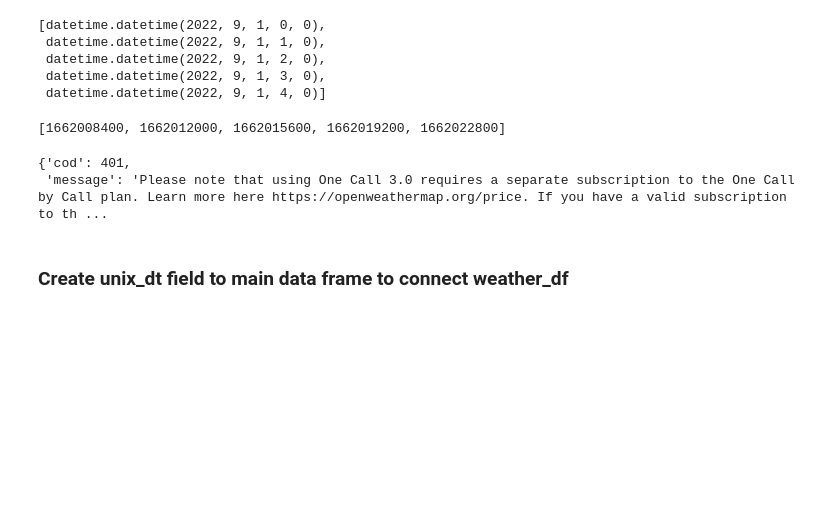
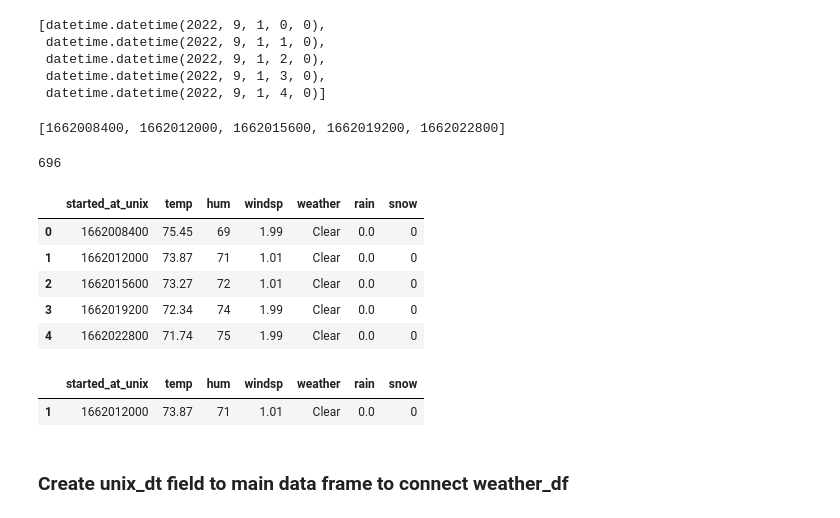
Before and after one commit to DrakeData/MSDS436-FINAL, a Jupyter notebook: 01-DataGathering.ipynb, the cells around one changed output. Saved outputs shown, nothing was run; the diff lists cells and outputs as text; code cells hidden in the pictures; blank space fills up the shorter version.

Commit message:
pulled weather data and joined it with the main data frame

```diff
--- a/01-DataGathering.ipynb
+++ b/01-DataGathering.ipynb
@@ -230,15 +236,27 @@ resp = response.json()
-# %%
-resp
-# %% [output]
-{'cod': 401,
- 'message': 'Please note that using One Call 3.0 requires a separate subscription to the One Call by Call plan. Learn more here https://openweathermap.org/price. If you have a valid subscription to th ...
+# %%
+len(temp_ls)
+# %% [output]
+696
 # %%
 weather_df = pd.DataFrame(list(zip(unix_dt_ls, temp_ls, hum_ls, windsp_ls,
                                 weather_ls, rain_ls, snow_ls)),
-               columns =['unix_dt', 'temp', 'hum', 'windsp',
+               columns =['started_at_unix', 'temp', 'hum', 'windsp',
                          'weather', 'rain', 'snow'])
 
 weather_df.head()
+# %% [output]
+|  | started_at_unix | temp | hum | windsp | weather | rain | snow |
+| 0 | 1662008400 | 75.45 | 69 | 1.99 | Clear | 0.0 | 0 |
+| 1 | 1662012000 | 73.87 | 71 | 1.01 | Clear | 0.0 | 0 |
+| 2 | 1662015600 | 73.27 | 72 | 1.01 | Clear | 0.0 | 0 |
+| 3 | 1662019200 | 72.34 | 74 | 1.99 | Clear | 0.0 | 0 |
+| 4 | 1662022800 | 71.74 | 75 | 1.99 | Clear | 0.0 | 0 |
+# %%
+## Data check
+weather_df[weather_df['started_at_unix']== 1662012000]
+# %% [output]
+|  | started_at_unix | temp | hum | windsp | weather | rain | snow |
+| 1 | 1662012000 | 73.87 | 71 | 1.01 | Clear | 0.0 | 0 |
 # %% [markdown]
 ### Create unix_dt field to main data frame to connect weather_df
 # %%
```
Also changed, not shown: parts of 7 cells of this notebook.
